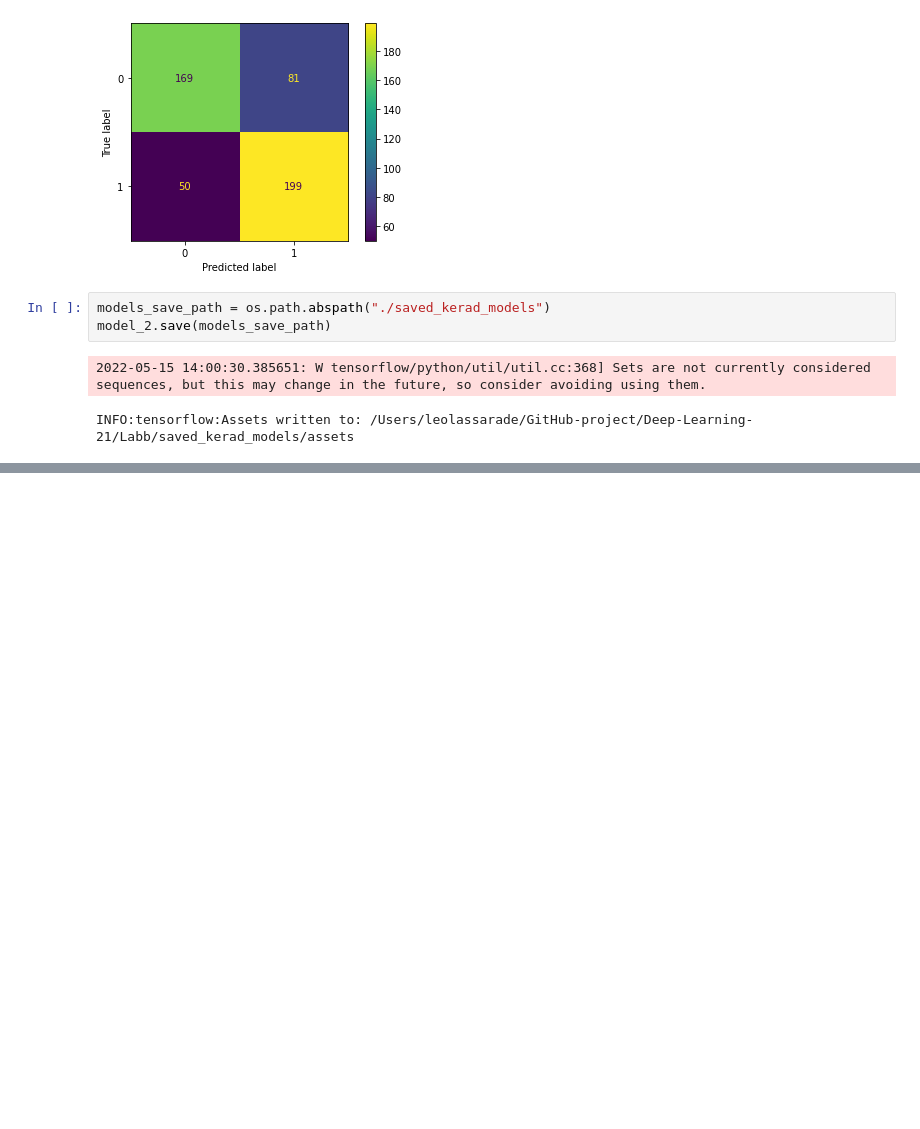
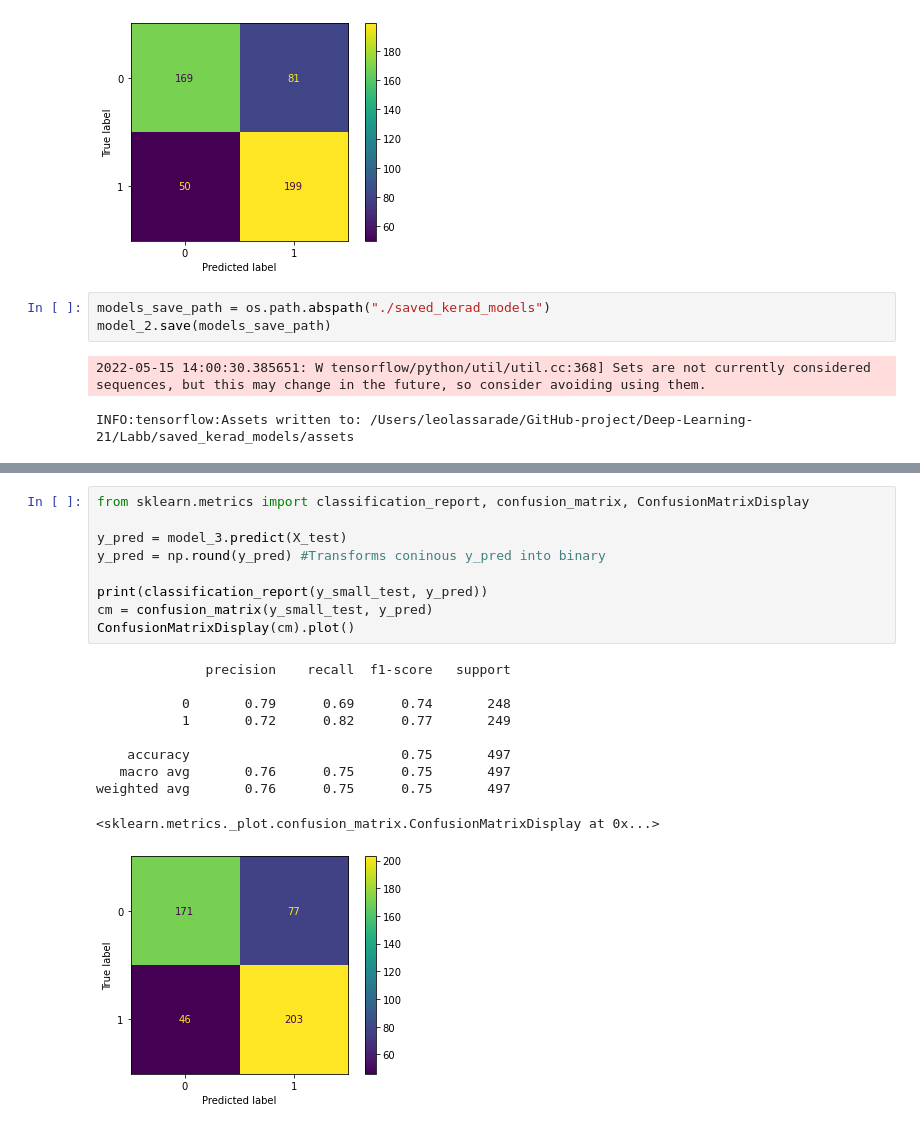
Before and after one commit to Lelelass/Deep-Learning-21, a Jupyter notebook: Labb/lab.ipynb, the cells around one changed output, grey strips where cells are left out. Drawn from its saved outputs; the diff is of its cells as text; blank space fills up the shorter version.

```diff
--- a/Labb/lab.ipynb
+++ b/Labb/lab.ipynb
@@ -455,0 +533,20 @@ INFO:tensorflow:Assets written to: /Users/leolassarade/GitHub-project/Deep-Learn
+# %%
+from sklearn.metrics import classification_report, confusion_matrix, ConfusionMatrixDisplay
+
+y_pred = model_3.predict(X_test)
+y_pred = np.round(y_pred) #Transforms coninous y_pred into binary
+
+print(classification_report(y_small_test, y_pred))
+cm = confusion_matrix(y_small_test, y_pred)
+ConfusionMatrixDisplay(cm).plot()
+# %% [output]
+              precision    recall  f1-score   support
+
+           0       0.79      0.69      0.74       248
+           1       0.72      0.82      0.77       249
+
+    accuracy                           0.75       497
+   macro avg       0.76      0.75      0.75       497
+weighted avg       0.76      0.75      0.75       497
+<sklearn.metrics._plot.confusion_matrix.ConfusionMatrixDisplay at 0x...>
+[figure, added]
```
Also changed, not shown: parts of 21 cells of this notebook.
